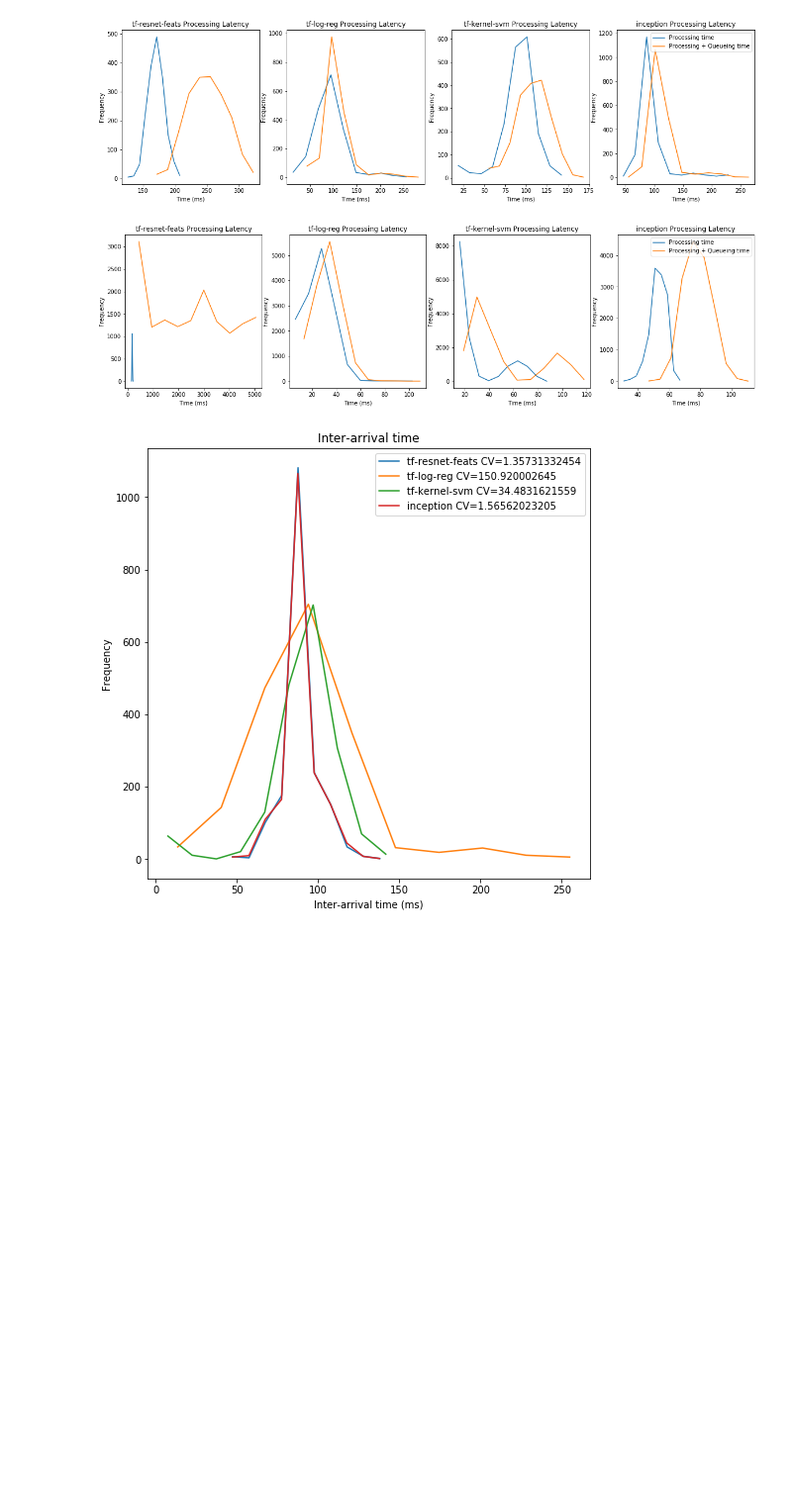
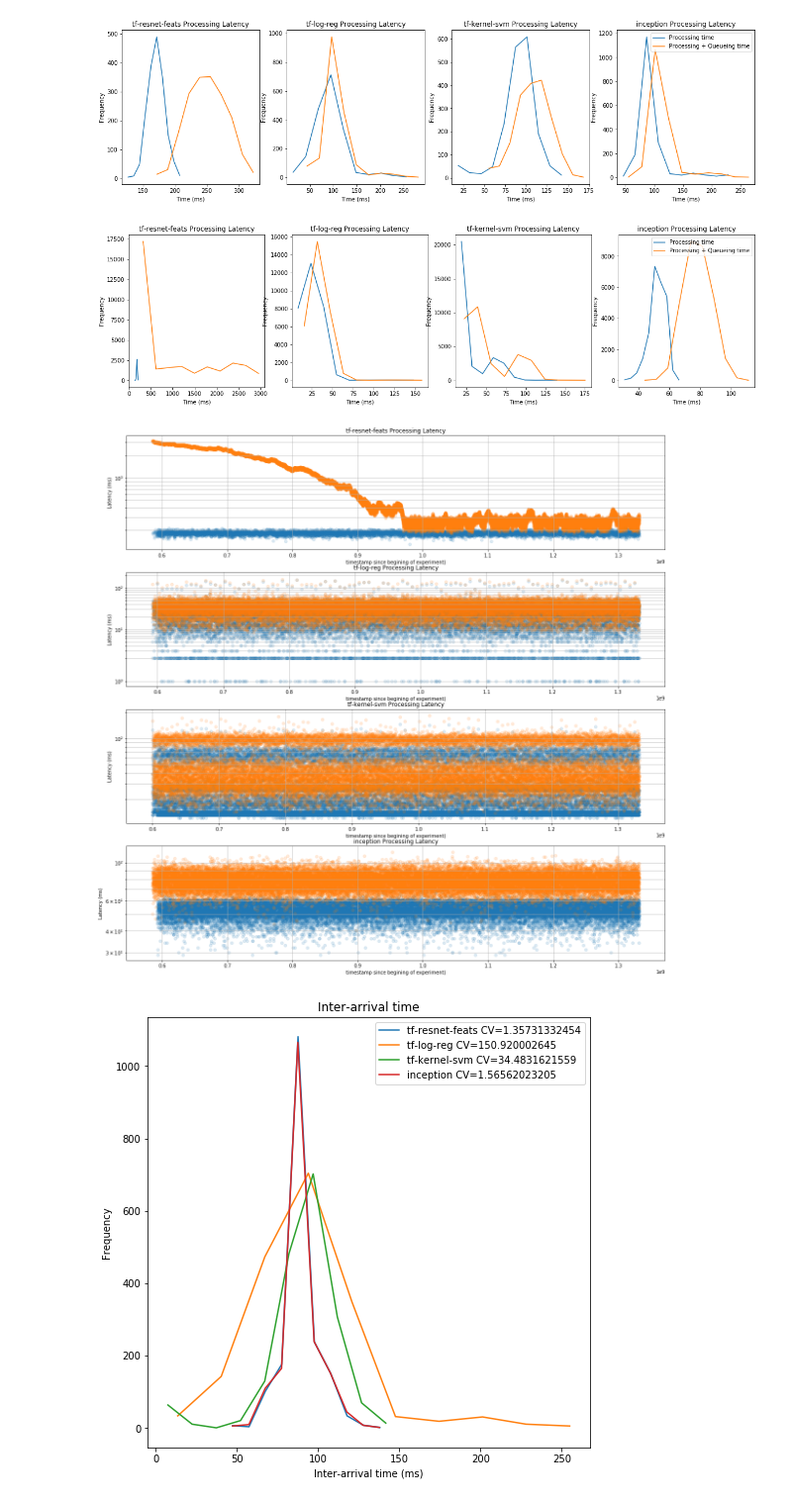
Before and after one commit to dcrankshaw/plots-model-comp-paper, a Jupyter notebook: plotting/e2e_distribution_plotting.ipynb, the cells around one changed output. Shown at 99% size. Drawn from its saved outputs; the diff is of its cells as text; code cells hidden in the pictures; blank space fills up the shorter version.

```diff
--- a/plotting/e2e_distribution_plotting.ipynb
+++ b/plotting/e2e_distribution_plotting.ipynb
@@ -95,9 +100,32 @@ def compare_latency_dists(cached_extractions, model_list):
         plt.title(model+" Processing Latency")
         plt.xlabel("Time (ms)")
         plt.ylabel("Frequency")
-        processing_time = cached_extractions[model+":processing_latency"]
-        total_time = cached_extractions["app:"+model+":prediction_latencies"]
+        processing_time = cached_extractions[model+":processing_latency"][:,1]
+        serving_time = cached_extractions["app:"+model+":prediction_latencies"][:,1]
+        serving_time = serving_time/1000 # converting to ms
         lineHistogram(processing_time, label="Processing time")
-        lineHistogram(total_time/1000, label="Processing + Queueing time")
+        lineHistogram(serving_time, label="Processing + Queueing time")
     plt.legend()
+
+def compare_latency_dists_over_time(cached_extractions, model_list):
+    plt.figure(figsize=(20, 5*len(model_list)))
+    for i, model in enumerate(model_list):
+        ax = plt.subplot(len(model_list), 1, i+1)
+        processing_time = cached_extractions[model+":processing_latency"][:,1]
+        processing_time_timestamps = cached_extractions[model+":processing_latency"][:,0]
+        serving_time = cached_extractions["app:"+model+":prediction_latencies"][:,1]
+        serving_time = serving_time/1000 # converting to ms
+        serving_time_timestamps = cached_extractions["app:"+model+":prediction_latencies"][:,0]
+        plt.title(model+" Processing Latency")
+        plt.xlabel("timestamp since begining of experiment)")
+        plt.ylabel("Latency (ms)")
+        needlog = True #np.max(intervals) - np.min(intervals) > 10
+        bounds = np.asarray([min(np.min(processing_time),np.min(serving_time)), max(np.max(processing_time),np.max(serving_time))])
+        if needlog:
+            plt.yscale('symlog')
+            from matplotlib.ticker import SymmetricalLogLocator
+            ax.yaxis.set_major_locator(SymmetricalLogLocator(linthresh = 1, base=10.0, subs=np.arange(10)))
+        ax.grid()
+        plt.scatter(processing_time_timestamps, processing_time, alpha = 0.15)
+        plt.scatter(serving_time_timestamps, serving_time, alpha = 0.15)
 # %%
@@ -105,9 +133,11 @@ compare_latency_dists(image_driver_1_500ms_all_1_unsaturated, image_driver_1_mod
 # %% [output]
 [figure]
-# %%
-compare_latency_dists(image_driver_1_500ms_all_1, image_driver_1_models)
-# %% [output]
-[figure, removed]
+# %%
+compare_latency_dists(ID1_500, image_driver_1_models)
+compare_latency_dists_over_time(ID1_500, image_driver_1_models)
+# %% [output]
+[figure, added]
+[figure, added]
 # %%
 def plot_inter_arrival(cached_extractions, model_list):
     plt.figure(figsize=(8,8))
```
Also changed, not shown: parts of 15 cells of this notebook.
